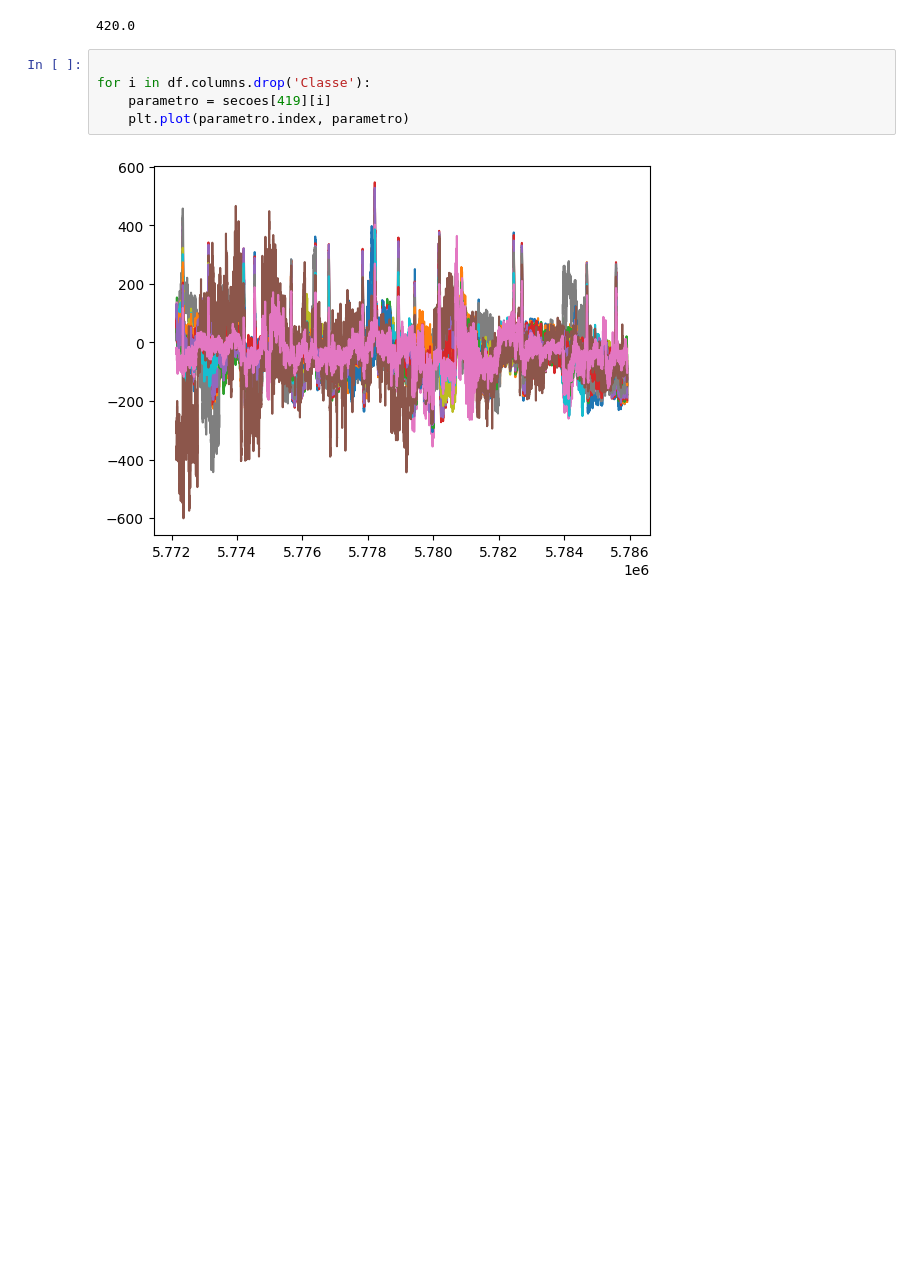
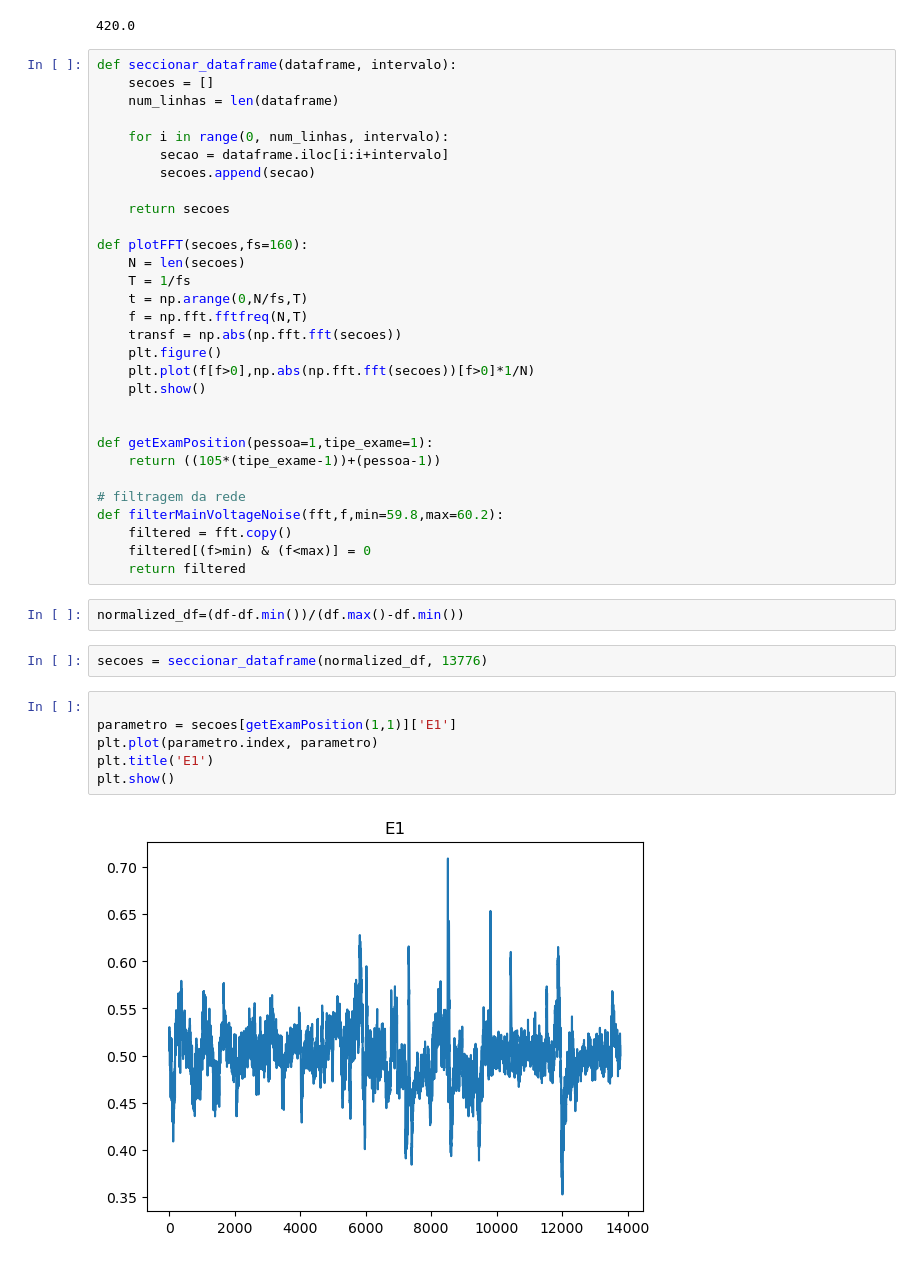
Before and after one commit to magarax/Data_Science, a Jupyter notebook: Novo_Trabalho_Final.ipynb, the cells around one changed output. Saved outputs shown, nothing was run; the diff lists cells and outputs as text; blank space fills up the shorter version.

```diff
--- a/Novo_Trabalho_Final.ipynb
+++ b/Novo_Trabalho_Final.ipynb
@@ -71,10 +71,45 @@ df.shape
 5785920/13776
 # %% [output]
 420.0
+# %%
+def seccionar_dataframe(dataframe, intervalo):
+    secoes = []
+    num_linhas = len(dataframe)
+
+    for i in range(0, num_linhas, intervalo):
+        secao = dataframe.iloc[i:i+intervalo]
+        secoes.append(secao)
+
+    return secoes
+
+def plotFFT(secoes,fs=160):
+    N = len(secoes)
+    T = 1/fs
+    t = np.arange(0,N/fs,T)
+    f = np.fft.fftfreq(N,T)
+    transf = np.abs(np.fft.fft(secoes))
+    plt.figure()
+    plt.plot(f[f>0],np.abs(np.fft.fft(secoes))[f>0]*1/N)
+    plt.show()
+
+
+def getExamPosition(pessoa=1,tipe_exame=1):
+    return ((105*(tipe_exame-1))+(pessoa-1))
+
+# filtragem da rede
+def filterMainVoltageNoise(fft,f,min=59.8,max=60.2):
+    filtered = fft.copy()
+    filtered[(f>min) & (f<max)] = 0
+    return filtered
+# %%
+normalized_df=(df-df.min())/(df.max()-df.min())
+# %%
+secoes = seccionar_dataframe(normalized_df, 13776)
 # %%
 
-for i in df.columns.drop('Classe'):
-    parametro = secoes[419][i]
-    plt.plot(parametro.index, parametro)
+parametro = secoes[getExamPosition(1,1)]['E1']
+plt.plot(parametro.index, parametro)
+plt.title('E1')
+plt.show()
 # %% [output]
-[figure, old version]
+[figure, new version]
```
Also changed, not shown: parts of 12 cells of this notebook, 1 other file.
